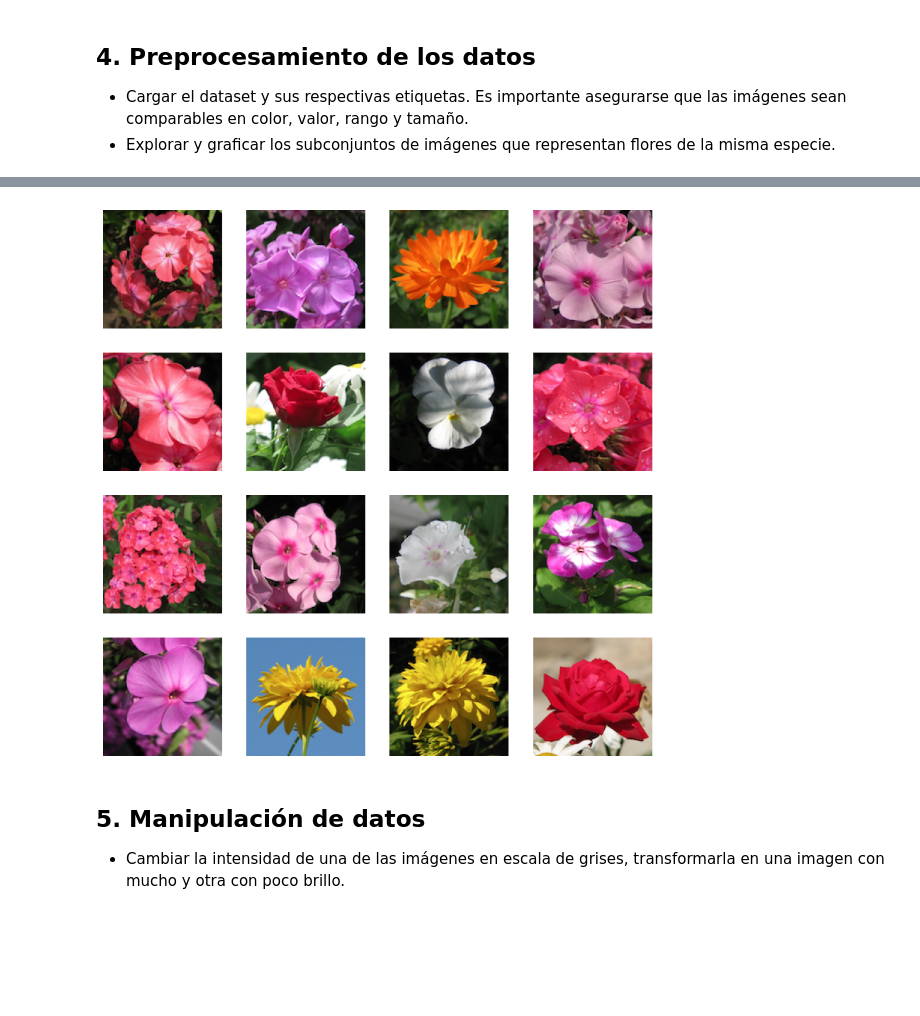
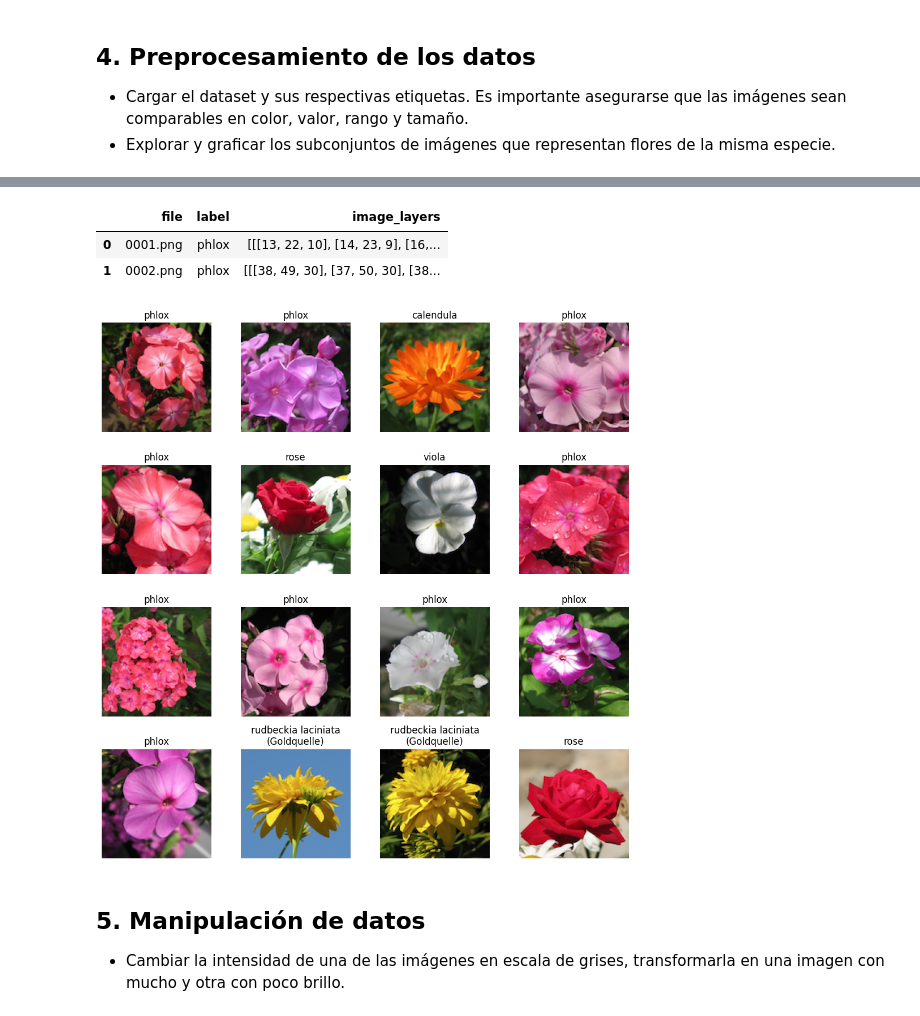
Before and after one commit to MasterUBA-DM-KD/DM_CyT, a Jupyter notebook: notebooks/TP1/preTP1.ipynb, the cells around one changed output, grey strips where cells are left out. Drawn from its saved outputs; the diff is of its cells as text; code cells hidden in the pictures; blank space fills up the shorter version.

Commit message:
Flowers, latex issue solved

```diff
--- a/notebooks/TP1/preTP1.ipynb
+++ b/notebooks/TP1/preTP1.ipynb
@@ -33,15 +35,41 @@ images = sorted(
+# %%
+string_labels = {
+    0 : "phlox",
+    1 : "rose",
+    2 : "calendula",
+    3 : "iris",
+    4 : "leucanthemum maximum\n(Shasta daisy)",
+    5 : "campanula\n(bellflower)",
+    6 : "viola",
+    7 : "rudbeckia laciniata\n(Goldquelle)",
+    8 : "peony",
+    9 : "aquilegia",
+}
+path_to_flowers = Path("../../data/raw/flower_images/flower_images")
+labels_path = os.path.join(path_to_flowers, "flower_labels.csv")
+# %%
+flowers = pd.read_csv(labels_path)
+flowers["label"] = flowers["label"].map(string_labels)
+flowers["image_layers"] = flowers.apply(lambda x: np.asarray(Image.open(os.path.join(path_to_flowers, x["file"])).convert("RGB")), axis=1)
+# %%
+flowers.head(2)
+# %% [output]
+|  | file | label | image_layers |
+| 0 | 0001.png | phlox | [[[13, 22, 10], [14, 23, 9], [16,... |
+| 1 | 0002.png | phlox | [[[38, 49, 30], [37, 50, 30], [38... |
 # %%
 nrows=4
 ncols=4
 fig, axes = plt.subplots(nrows=nrows,ncols=ncols, sharex=True, sharey=True, figsize=(10,10))
 
 axes = axes.flat
-for i,image_path in enumerate(images[0:nrows*ncols]):
-    image_ = Image.open(image_path)
-    axes[i].imshow(image_)
+for i,image in enumerate(flowers["image_layers"][0:nrows*ncols]):
+    axes[i].set_title(flowers["label"][i])
+    axes[i].imshow(image)
     axes[i].axis('off')
+plt.tight_layout()
 # %% [output]
-[figure, old version]
+[figure, new version]
 # %% [markdown]
 ## 5. Manipulación de datos
 - Cambiar la intensidad de una de las imágenes en escala de grises, transformarla en una imagen con mucho y otra con poco brillo.
```
Also changed, not shown: parts of 14 cells of this notebook, 5 other files.
